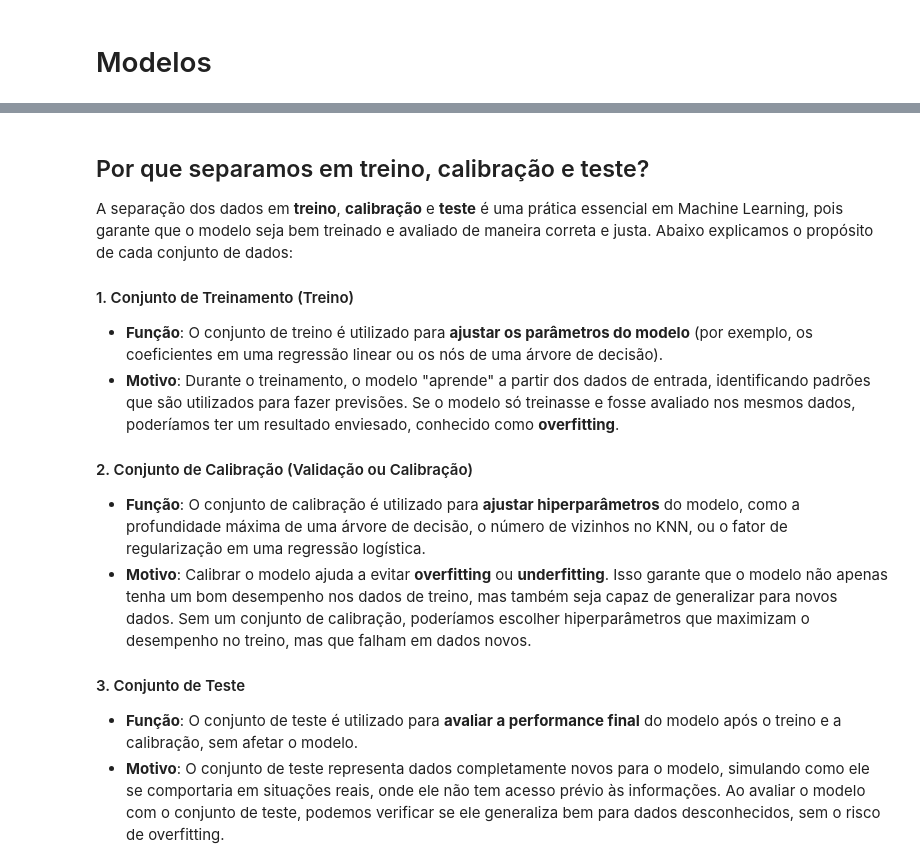
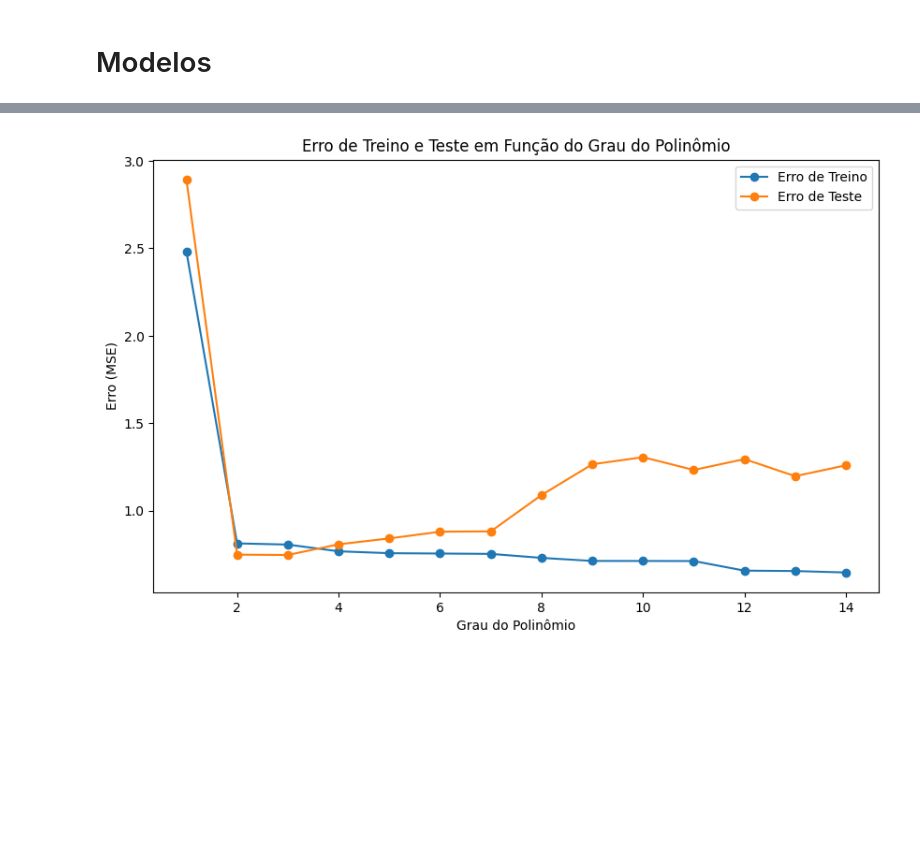
Before and after one commit to thiagorr162/mini_ml, a Jupyter notebook: presentation/2-modelos.ipynb, the cells around one changed output, grey strips where cells are left out. Drawn from its saved outputs; the diff is of its cells as text; code cells hidden in the pictures; blank space fills up the shorter version.

```diff
--- a/presentation/2-modelos.ipynb
+++ b/presentation/2-modelos.ipynb
@@ -69,0 +82,36 @@ Name: target, Length: 150, dtype: int64
+# %%
+# Testar diferentes graus de polinômios e plotar os erros de treino e teste
+degrees = range(1, 15)
+train_errors = []
+test_errors = []
+
+for degree in degrees:
+    poly_features = PolynomialFeatures(degree=degree, include_bias=False)
+
+    # Transformar os dados de treino e teste
+    X_train_poly = poly_features.fit_transform(X_train)
+    X_test_poly = poly_features.transform(X_test)
+
+    # Treinar o modelo
+    poly_reg = LinearRegression()
+    poly_reg.fit(X_train_poly, y_train)
+
+    # Previsões
+    y_train_pred = poly_reg.predict(X_train_poly)
+    y_test_pred = poly_reg.predict(X_test_poly)
+
+    # Calcular os erros (MSE)
+    train_errors.append(mean_squared_error(y_train, y_train_pred))
+    test_errors.append(mean_squared_error(y_test, y_test_pred))
+
+# Plotar o erro de treino e teste em função do grau do polinômio
+plt.figure(figsize=(10, 6))
+plt.plot(degrees, train_errors, label="Erro de Treino", marker='o')
+plt.plot(degrees, test_errors, label="Erro de Teste", marker='o')
+plt.title("Erro de Treino e Teste em Função do Grau do Polinômio")
+plt.xlabel("Grau do Polinômio")
+plt.ylabel("Erro (MSE)")
+plt.legend()
+plt.show()
+# %% [output]
+[figure, added]
@@ -71,19 +130,3 @@ Name: target, Length: 150, dtype: int64
 # Dividindo o dataset em treino (60%), calibração (20%) e teste (20%)
 X_train, X_temp, y_train, y_temp = train_test_split(X, y, test_size=0.4, random_state=42)
 X_calib, X_test, y_calib, y_test = train_test_split(X_temp, y_temp, test_size=0.5, random_state=42)
-# %% [markdown]
-## Por que separamos em treino, calibração e teste?
-
-A separação dos dados em **treino**, **calibração** e **teste** é uma prática essencial em Machine Learning, pois garante que o modelo seja bem treinado e avaliado de maneira correta e justa. Abaixo explicamos o propósito de cada conjunto de dados:
-
-#### 1. Conjunto de Treinamento (Treino)
-- **Função**: O conjunto de treino é utilizado para **ajustar os parâmetros do modelo** (por exemplo, os coeficientes em uma regressão linear ou os nós de uma árvore de decisão).
-- **Motivo**: Durante o treinamento, o modelo "aprende" a partir dos dados de entrada, identificando padrões que são utilizados para fazer previsões. Se o modelo só treinasse e fosse avaliado nos mesmos dados, poderíamos ter um resultado enviesado, conhecido como **overfitting**.
-
-#### 2. Conjunto de Calibração (Validação ou Calibração)
-- **Função**: O conjunto de calibração é utilizado para **ajustar hiperparâmetros** do modelo, como a profundidade máxima de uma árvore de decisão, o número de vizinhos no KNN, ou o fator de regularização em uma regressão logística.
-- **Motivo**: Calibrar o modelo ajuda a evitar **overfitting** ou **underfitting**. Isso garante que o modelo não apenas tenha um bom desempenho nos dados de treino, mas também seja capaz de generalizar para novos dados. Sem um conjunto de calibração, poderíamos escolher hiperparâmetros que maximizam o desempenho no treino, mas que falham em dados novos.
-
-#### 3. Conjunto de Teste
-- **Função**: O conjunto de teste é utilizado para **avaliar a performance final** do modelo após o treino e a calibração, sem afetar o modelo.
-- **Motivo**: O conjunto de teste representa dados completamente novos para o modelo, simulando como ele se comportaria em situações reais, onde ele não tem acesso prévio às informações. Ao avaliar o modelo com o conjunto de teste, podemos verificar se ele generaliza bem para dados desconhecidos, sem o risco de overfitting.
```
Also changed, not shown: parts of 10 cells of this notebook.
